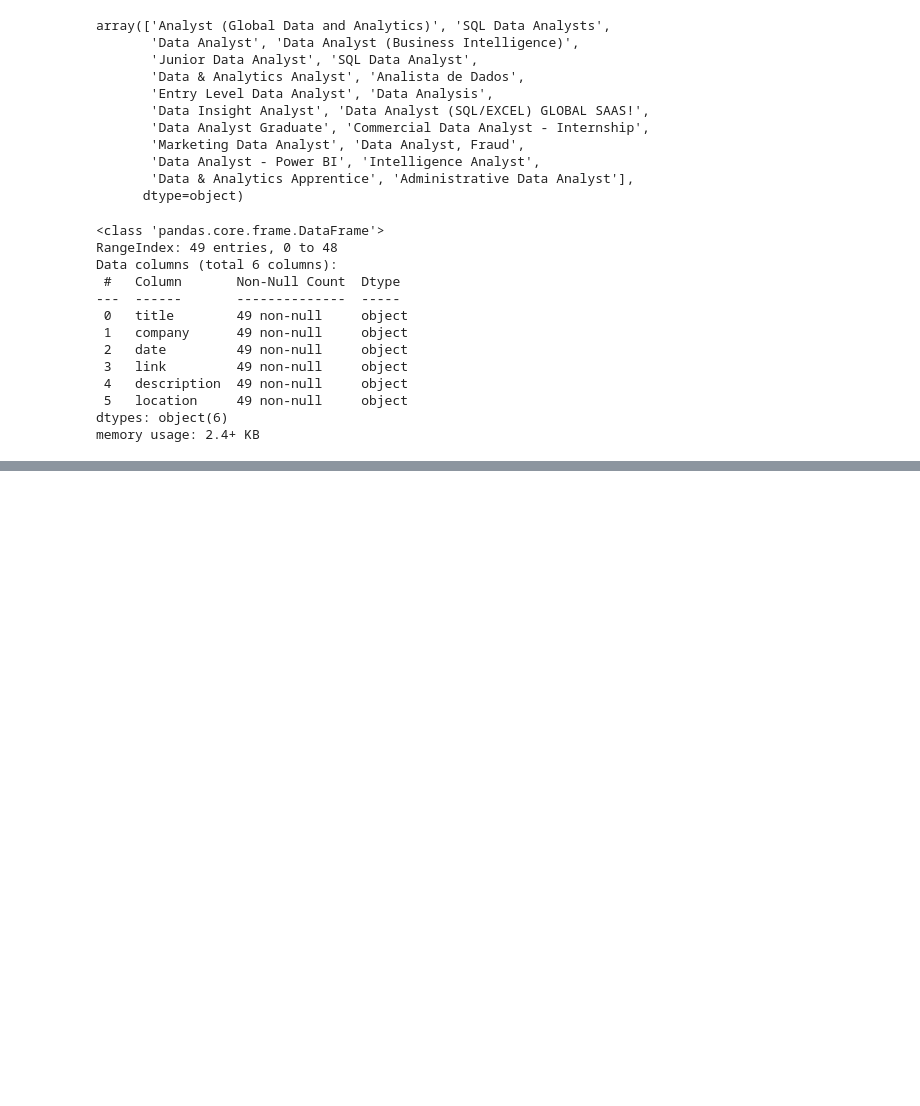
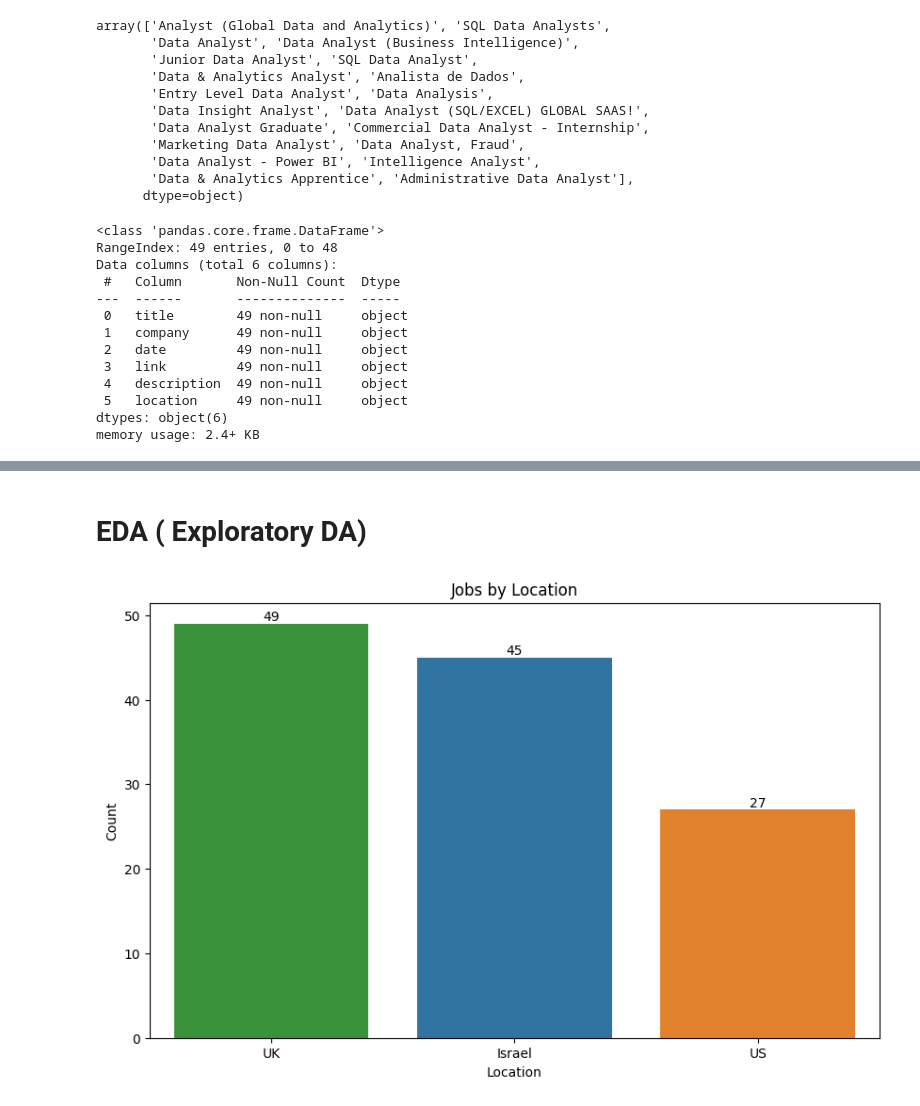
Before and after one commit to arielwendichansky/LinkedIn_analysis, a Jupyter notebook: linkedin_project.ipynb, the cells around one changed output, grey strips where cells are left out. Drawn from its saved outputs; the diff is of its cells as text; code cells hidden in the pictures; blank space fills up the shorter version.

```diff
--- a/linkedin_project.ipynb
+++ b/linkedin_project.ipynb
@@ -347,0 +353,18 @@ df_DA
+# %% [markdown]
+# EDA ( Exploratory DA)
+# %%
+df_DA = pd.read_excel('linkedin_jobs_DA.xlsx')
+# %%
+# Distribution of jobs by country
+plt.figure(figsize=(10, 6))
+
+ax = sns.countplot(data=df_DA, x='location', hue='location', order=df_DA['location'].value_counts().index)
+for i in ax.containers:
+    ax.bar_label(i,)
+plt.xlabel('Location')
+plt.ylabel('Count')
+plt.title('Jobs by Location')
+
+plt.show()
+# %% [output]
+[figure, added]
```
Also changed, not shown: parts of 18 cells of this notebook.
